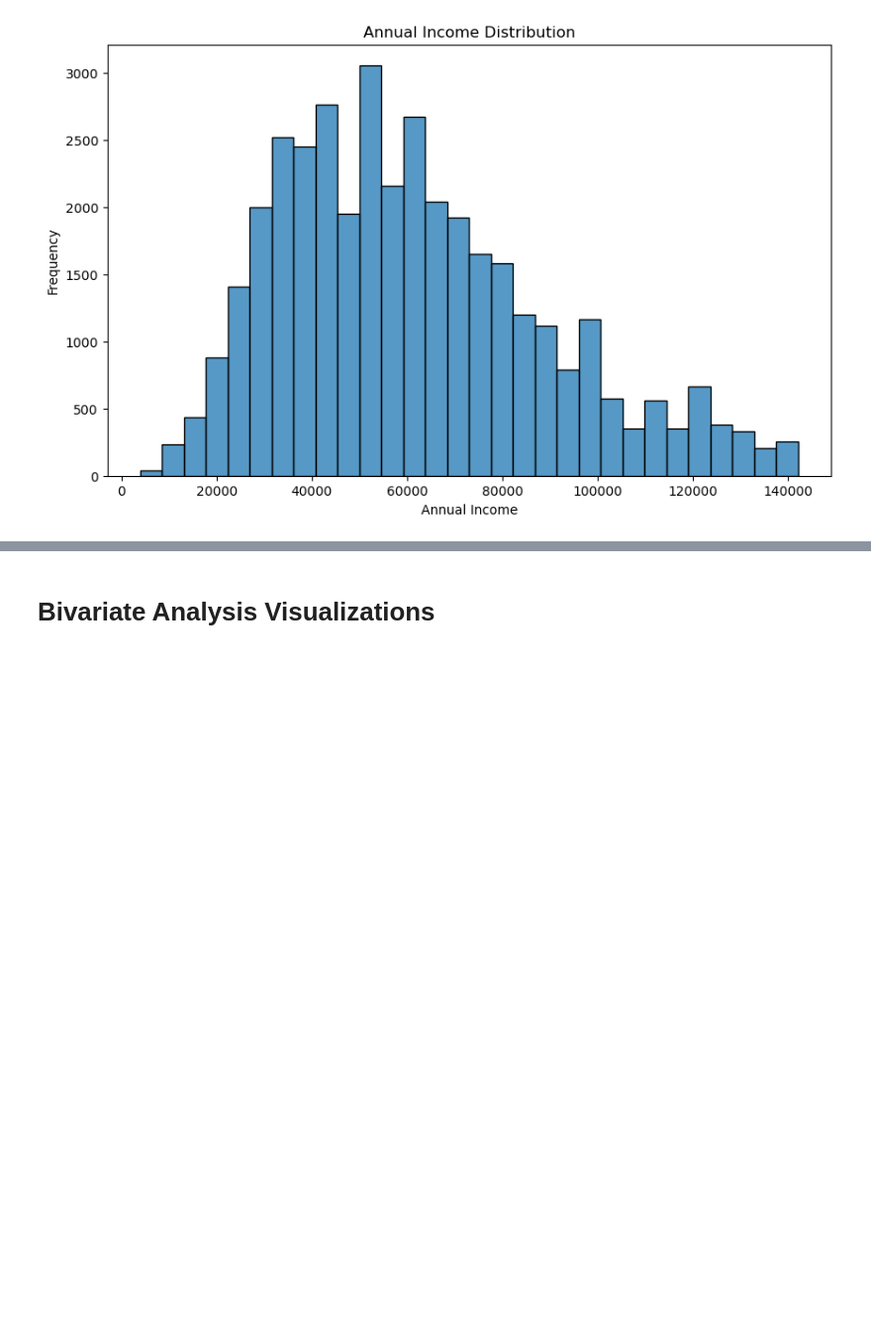
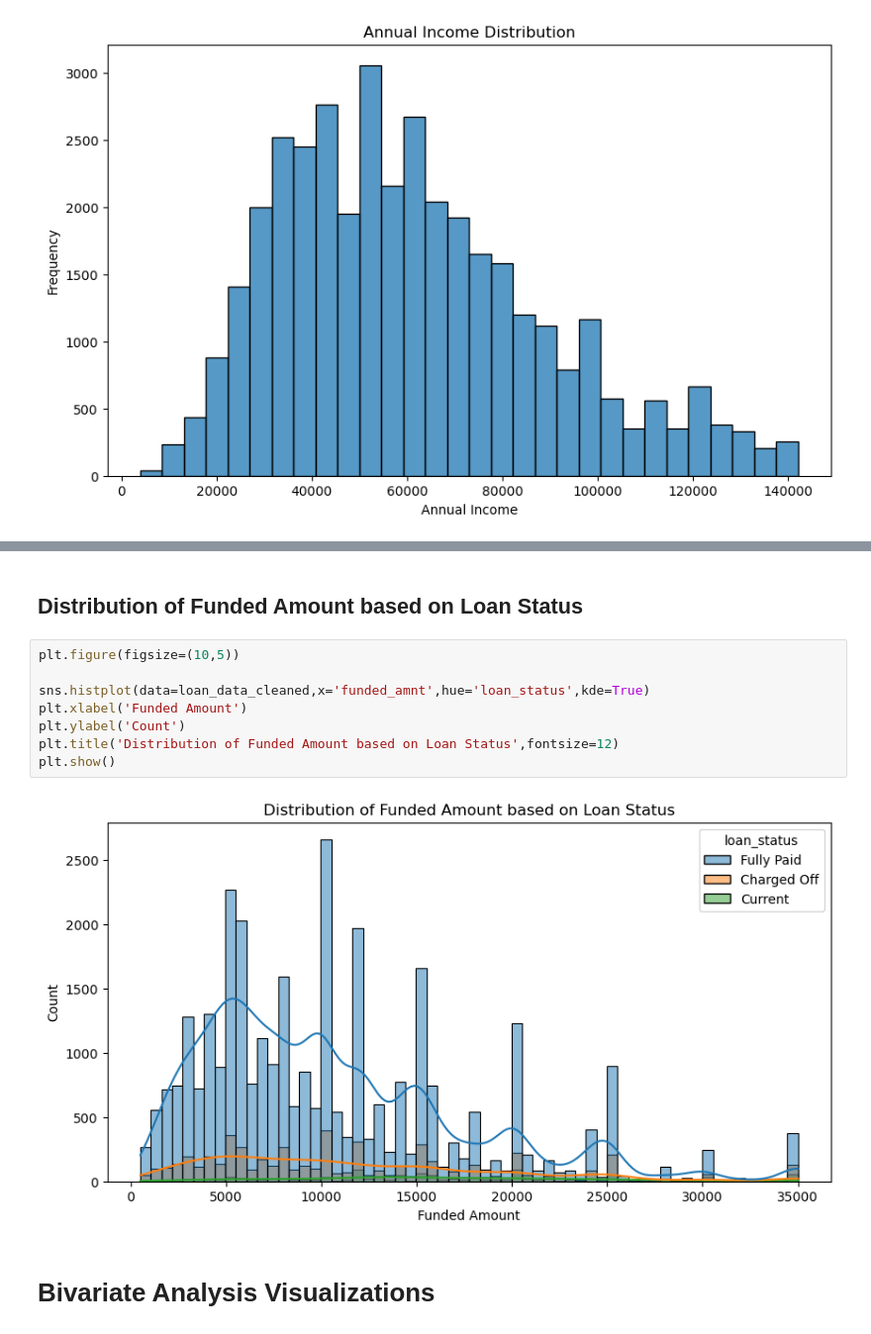
Before and after one commit to mundhranishant/Lending-Club-Case-Study, a Jupyter notebook: Nishant Mundhra.ipynb, the cells around one changed output, grey strips where cells are left out. Shown at 99% size. Drawn from its saved outputs; the diff is of its cells as text; blank space fills up the shorter version.

```diff
--- a/Nishant Mundhra.ipynb
+++ b/Nishant Mundhra.ipynb
@@ -69,3 +92,15 @@ plt.show()
+# %% [markdown]
+## Distribution of Funded Amount based on Loan Status
+# %%
+plt.figure(figsize=(10,5))
+
+sns.histplot(data=loan_data_cleaned,x='funded_amnt',hue='loan_status',kde=True)
+plt.xlabel('Funded Amount')
+plt.ylabel('Count')
+plt.title('Distribution of Funded Amount based on Loan Status',fontsize=12)
+plt.show()
+# %% [output]
+[figure, added]
 # %% [markdown]
 # Bivariate Analysis Visualizations
 # %% [markdown]
```
Also changed, not shown: parts of 3 cells of this notebook, 2 other files.
